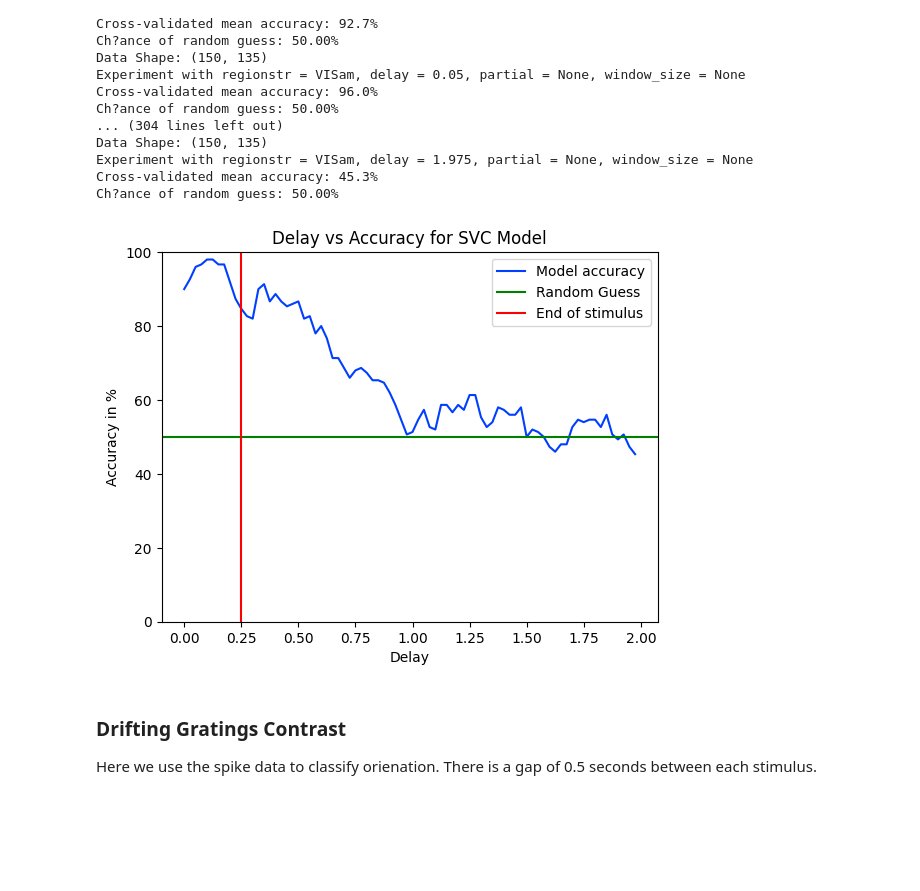
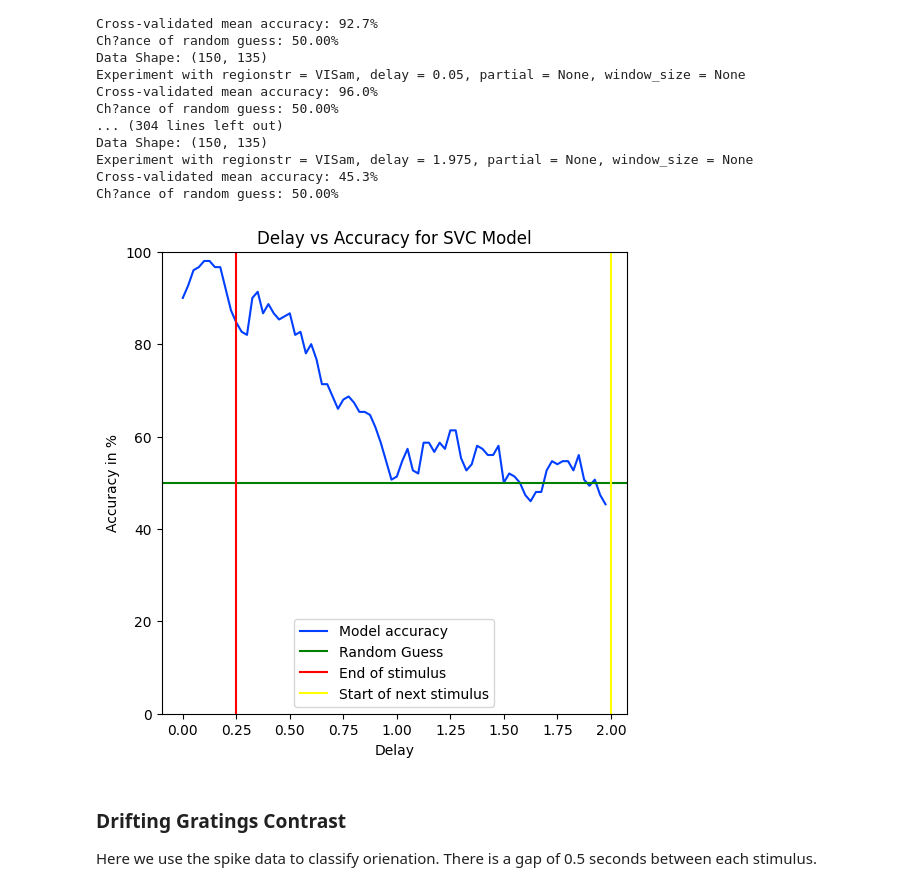
Before and after one commit to daniyarzt/neuromodelling, a Jupyter notebook: notebooks/classification_with_time_delay.ipynb, the cells around one changed output. Drawn from its saved outputs; the diff is of its cells as text; code cells hidden in the pictures; blank space fills up the shorter version.

```diff
--- a/notebooks/classification_with_time_delay.ipynb
+++ b/notebooks/classification_with_time_delay.ipynb
@@ -613,17 +613,21 @@ Ch?ance of random guess: 50.00%
 # %%
 # plot the graph
 
+plt.figure(figsize=(6,6))
 plt.ylim(0, 100)
 plt.xlabel('Delay')
 plt.ylabel('Accuracy in %')
 plt.title('Delay vs Accuracy for SVC Model')
 plt.plot(delays, accuracies, label = 'Model accuracy')
 plt.axline((0.25, 50), (0.5, 50), color = 'green', label = 'Random Guess')
 plt.axvline(0.25, 0, 30, color = 'red', label = 'End of stimulus')
+plt.axvline(2.0, 0, 30, color = 'yellow', label = 'Start of next stimulus')
 plt.legend()
+#shift plot legend to the top of the chart
+plt.legend(loc='best')
 plt.show()
 # %% [output]
-[figure, old version]
+[figure, new version]
 # %% [markdown]
 ### Drifting Gratings Contrast
 
```
Also changed, not shown: parts of 14 cells of this notebook, 2 other files.
